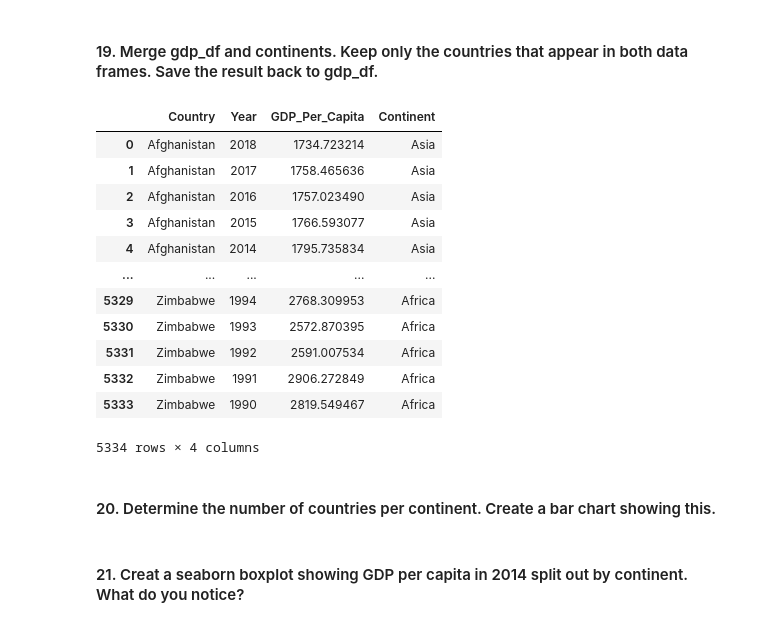
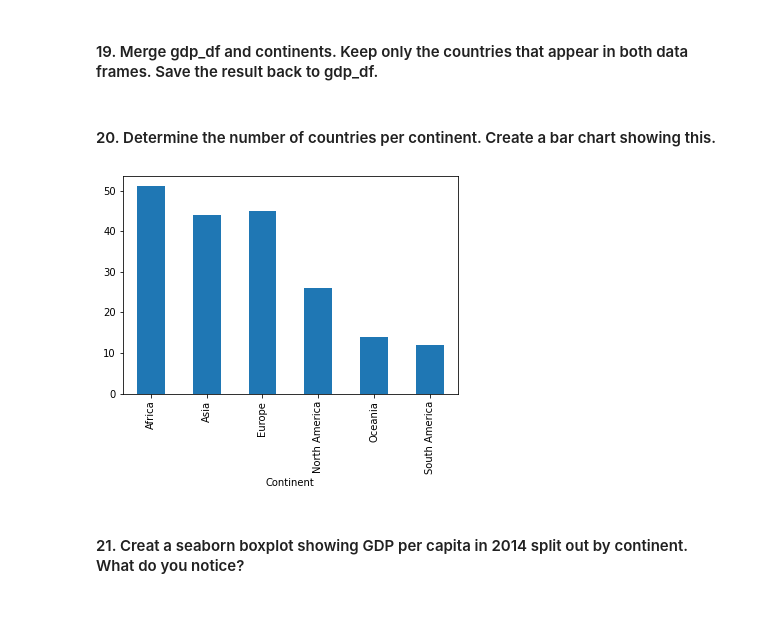
Before and after one commit to nss-data-science-cohort-4/dq1-undata-alvinwendt, a Jupyter notebook: notebook/UN_Data_Exploration.ipynb, the cells around one changed output. Drawn from its saved outputs; the diff is of its cells as text; code cells hidden in the pictures.

```diff
--- a/notebook/UN_Data_Exploration.ipynb
+++ b/notebook/UN_Data_Exploration.ipynb
@@ -35,5 +35,5 @@ gdp_df.tail(5)
 # %%
-#gdp_df = gdp_df[:-2]
+gdp_df = gdp_df[:-2]
 # turn back on when reruning file
 # %%
 gdp_df = gdp_df.drop('Value Footnotes', axis = 1)
@@ -206,22 +214,12 @@ continents.head()
 # %% [markdown]
 #### 19. Merge gdp_df and continents. Keep only the countries that appear in both data frames. Save the result back to gdp_df.
 # %%
-pd.merge(gdp_df,continents, on = 'Country',how='inner')
+gdp_df = pd.merge(gdp_df,continents, on = 'Country',how='inner')
-# %% [output]
-|  | Country | Year | GDP_Per_Capita | Continent |
-| 0 | Afghanistan | 2018 | 1734.723214 | Asia |
-| 1 | Afghanistan | 2017 | 1758.465636 | Asia |
-| 2 | Afghanistan | 2016 | 1757.023490 | Asia |
-| 3 | Afghanistan | 2015 | 1766.593077 | Asia |
-| 4 | Afghanistan | 2014 | 1795.735834 | Asia |
-| ... | ... | ... | ... | ... |
-| 5329 | Zimbabwe | 1994 | 2768.309953 | Africa |
-| 5330 | Zimbabwe | 1993 | 2572.870395 | Africa |
-| 5331 | Zimbabwe | 1992 | 2591.007534 | Africa |
-| 5332 | Zimbabwe | 1991 | 2906.272849 | Africa |
-| 5333 | Zimbabwe | 1990 | 2819.549467 | Africa |
-5334 rows × 4 columns
 # %% [markdown]
 #### 20. Determine the number of countries per continent. Create a bar chart showing this.
+# %%
+gdp_df.groupby('Continent')['Country'].nunique().plot(kind='bar');
+# %% [output]
+[figure, added]
 # %% [markdown]
 #### 21. Creat a seaborn boxplot showing GDP per capita in 2014 split out by continent. What do you notice?
```
Also changed, not shown: parts of 16 cells of this notebook.
